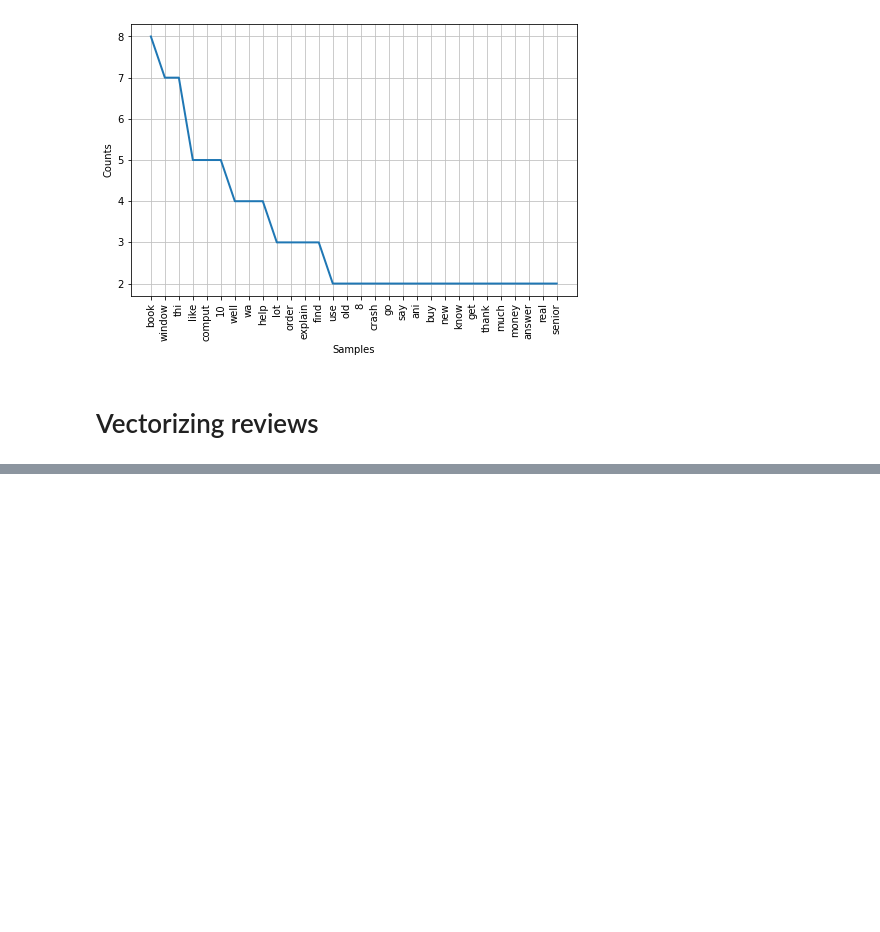
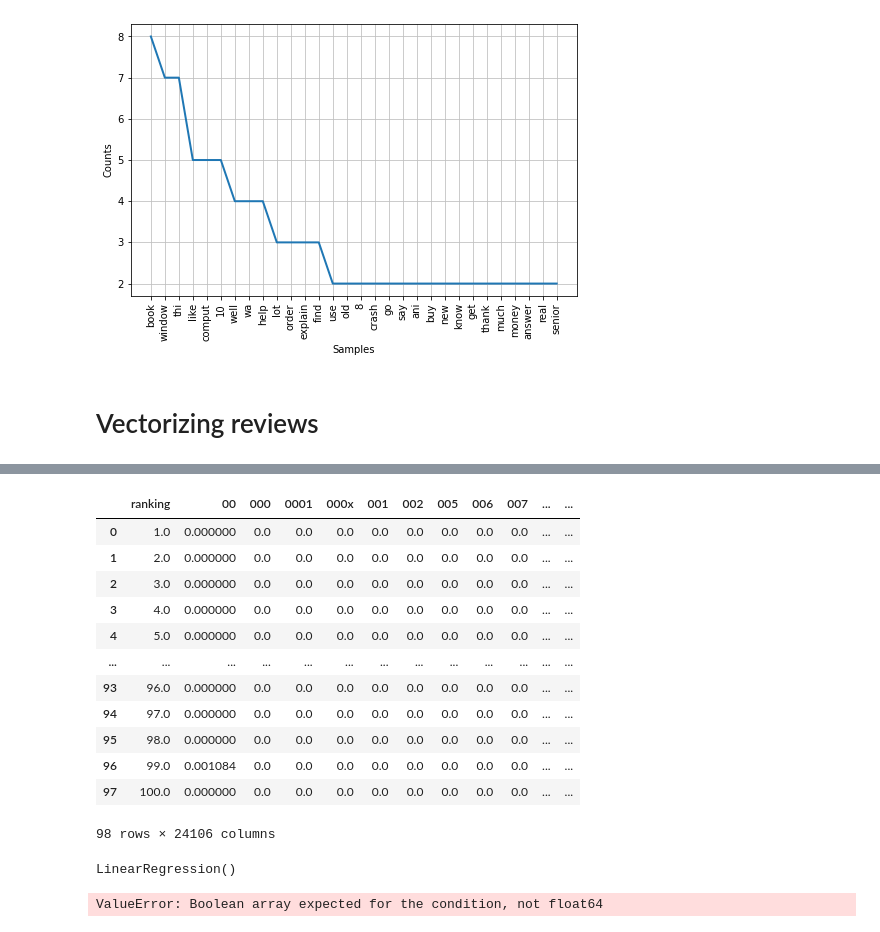
Before and after one commit to JGomez89/Project3-textmining-linearregression, a Jupyter notebook: Technique_1&2.ipynb, the cells around one changed output, grey strips where cells are left out. Saved outputs shown, nothing was run; the diff lists cells and outputs as text; code cells hidden in the pictures; blank space fills up the shorter version.

```diff
--- a/Technique_1&2.ipynb
+++ b/Technique_1&2.ipynb
@@ -254,0 +263,5 @@ df_vect
+# %%
+pca = decomposition.PCA(n_components=3)
+pca.fit(df_vect)
+X = pca.transform(df_vect)
+X
@@ -254,0 +286,27 @@ df_vect
+# %%
+df_reg = pd.concat([test_df["ranking"], df_vect], axis=1)
+df_reg
+# %% [output]
+|  | ranking | 00 | 000 | 0001 | 000x | 001 | 002 | 005 | 006 | 007 | ... | ... |
+| 0 | 1.0 | 0.000000 | 0.0 | 0.0 | 0.0 | 0.0 | 0.0 | 0.0 | 0.0 | 0.0 | ... | ... |
+| 1 | 2.0 | 0.000000 | 0.0 | 0.0 | 0.0 | 0.0 | 0.0 | 0.0 | 0.0 | 0.0 | ... | ... |
+| 2 | 3.0 | 0.000000 | 0.0 | 0.0 | 0.0 | 0.0 | 0.0 | 0.0 | 0.0 | 0.0 | ... | ... |
+| 3 | 4.0 | 0.000000 | 0.0 | 0.0 | 0.0 | 0.0 | 0.0 | 0.0 | 0.0 | 0.0 | ... | ... |
+| 4 | 5.0 | 0.000000 | 0.0 | 0.0 | 0.0 | 0.0 | 0.0 | 0.0 | 0.0 | 0.0 | ... | ... |
+| ... | ... | ... | ... | ... | ... | ... | ... | ... | ... | ... | ... | ... |
+| 93 | 96.0 | 0.000000 | 0.0 | 0.0 | 0.0 | 0.0 | 0.0 | 0.0 | 0.0 | 0.0 | ... | ... |
+| 94 | 97.0 | 0.000000 | 0.0 | 0.0 | 0.0 | 0.0 | 0.0 | 0.0 | 0.0 | 0.0 | ... | ... |
+| 95 | 98.0 | 0.000000 | 0.0 | 0.0 | 0.0 | 0.0 | 0.0 | 0.0 | 0.0 | 0.0 | ... | ... |
+| 96 | 99.0 | 0.001084 | 0.0 | 0.0 | 0.0 | 0.0 | 0.0 | 0.0 | 0.0 | 0.0 | ... | ... |
+| 97 | 100.0 | 0.000000 | 0.0 | 0.0 | 0.0 | 0.0 | 0.0 | 0.0 | 0.0 | 0.0 | ... | ... |
+98 rows × 24106 columns
+# %%
+book_model = LinearRegression()
+book_model.fit(X=df_vect, y=df_reg['ranking'])
+# %% [output]
+LinearRegression()
+# %%
+X_train = df_reg
+book_model.predict(X=X_train[df_vect])
+# %% [output]
+ValueError: Boolean array expected for the condition, not float64
```
Also changed, not shown: parts of 4 cells of this notebook.
